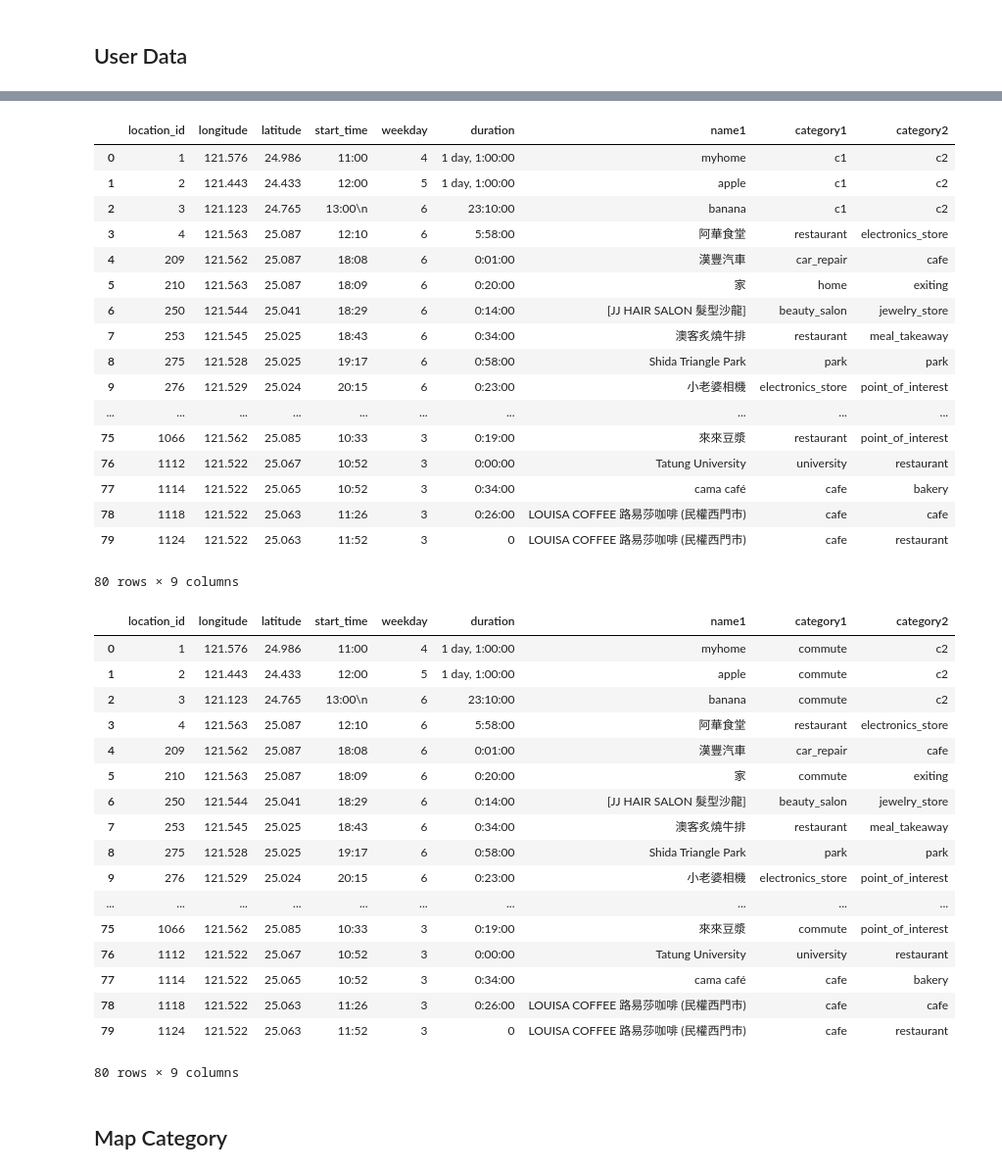
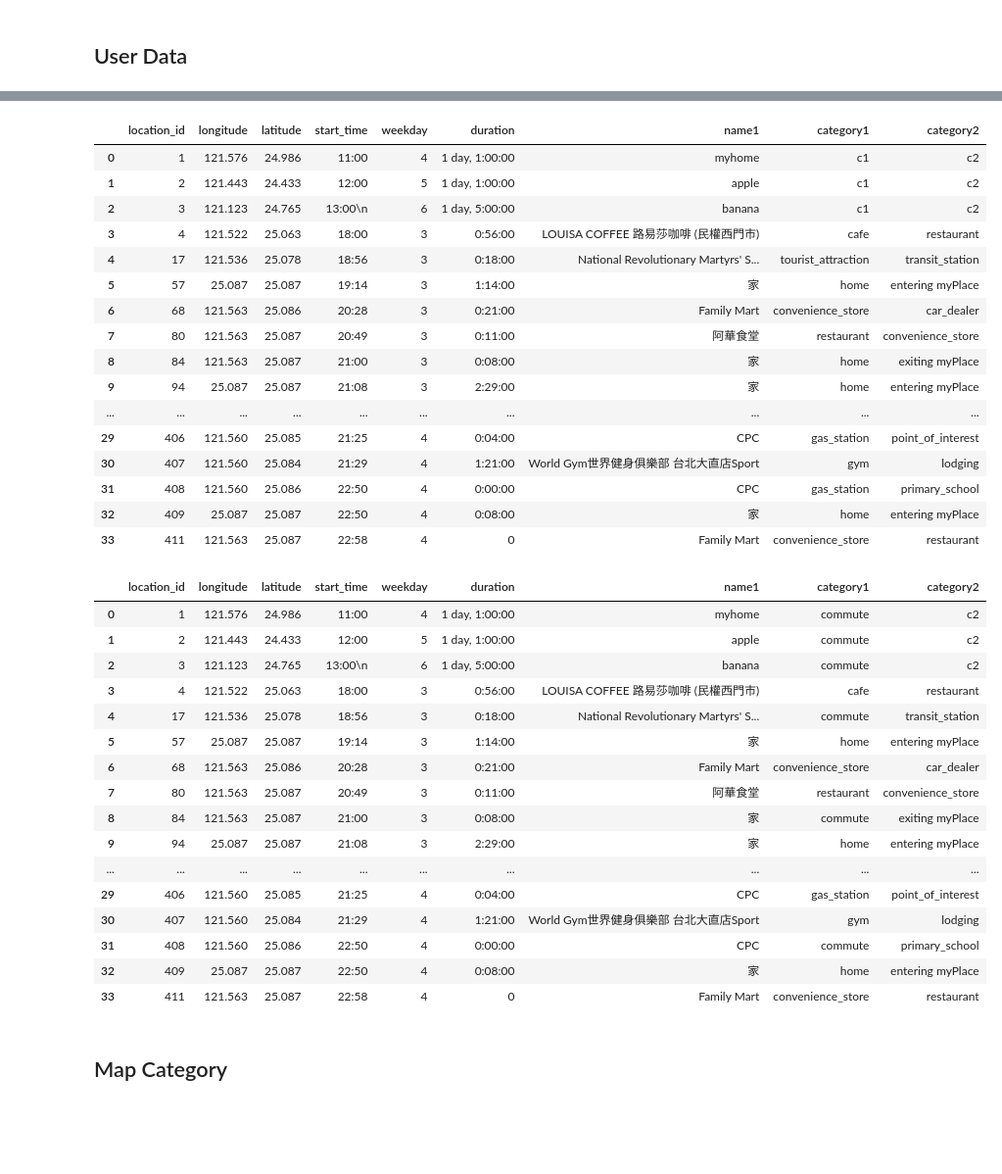
Before and after one commit to yuchieh0130/chchboss, a Jupyter notebook: CategoryPrediction_RandomForest.ipynb, the cells around one changed output, grey strips where cells are left out. Shown at 98% size. Drawn from its saved outputs; the diff is of its cells as text; code cells hidden in the pictures; blank space fills up the shorter version.

```diff
--- a/CategoryPrediction_RandomForest.ipynb
+++ b/CategoryPrediction_RandomForest.ipynb
@@ -148,7 +148,7 @@ array([12,  1,  1, 10, 10, 10,  3, 10, 10,  1, 10, 11,  1,  1,  4, 10,  3,
 # %% [markdown]
 ## User Data
 # %%
-location = pd.read_csv("0908.csv")
+location = pd.read_csv("0909.csv")
 location.tail()
 # %% [output]
 |  | location_id | longitude | latitude | start_date | start_time | weekday | duration | speed | name1 | ... |
@@ -193,7 +193,7 @@ stopLoc
 for i in range(10):
     dropList = []
     for row in range(1,len(stopLoc)-1):
-        if stopLoc.iloc[row-1,14] == 'entering' and stopLoc.iloc[row,14] != 'exiting':
+        if stopLoc.iloc[row-1,14] == 'entering myPlace' and stopLoc.iloc[row,14] != 'exiting myPlace':
             dropList.append(row)
 
     print(dropList)
@@ -236,13 +236,13 @@ for i in range(3):
     dropList = []
     for row in range(1,len(stopLoc)-1):
         if stopLoc.iloc[row,1] == stopLoc.iloc[row-1,1] and stopLoc.iloc[row,2] == stopLoc.iloc[row-1,2]:
-            if stopLoc.iloc[row,14] != 'entering' and stopLoc.iloc[row,14] != 'exiting':
+            if stopLoc.iloc[row,14] != 'entering myPlace' and stopLoc.iloc[row,14] != 'exiting myPlace':
                 dropList.append(row)
 
         #compared with the last record, over 2 place name duplicated will be deleted
         res = set(stopLoc.iloc[row,8:13]) & set(stopLoc.iloc[row-1,8:13])
         if len(res) > 1:
-            if stopLoc.iloc[row,14] != 'entering' and stopLoc.iloc[row,14] != 'exiting':
+            if stopLoc.iloc[row,14] != 'entering myPlace' and stopLoc.iloc[row,14] != 'exiting myPlace':
                 dropList.append(row)
 
     stopLoc = stopLoc.drop(dropList)
@@ -278,7 +278,7 @@ for row in range(0,len(stopLoc)-1):
 
     res = set(stopLoc.iloc[row,8:13]) & set(stopLoc.iloc[row-1,8:13])
     if len(res) > 1:
-        if stopLoc.iloc[row,14] != 'entering' and stopLoc.iloc[row,14] != 'exiting':
+        if stopLoc.iloc[row,14] != 'entering myPlace' and stopLoc.iloc[row,14] != 'exiting myPlace':
             dropList.append(row)
 
     #calculate duration
@@ -291,7 +291,7 @@ for row in range(0,len(stopLoc)-1):
 
     #kill duration <10
     if pd.Timedelta(stopLoc.iloc[row,6]) < pd.Timedelta('00:10:00'):
-        if stopLoc.iloc[row,14] != 'entering' and stopLoc.iloc[row,14] != 'exiting':
+        if stopLoc.iloc[row,14] != 'entering myPlace' and stopLoc.iloc[row,14] != 'exiting myPlace':
             dropList.append(row)
 
 
@@ -319,48 +319,47 @@ stopLoc
 |  | location_id | longitude | latitude | start_time | weekday | duration | name1 | category1 | category2 |
 | 0 | 1 | 121.576 | 24.986 | 11:00 | 4 | 1 day, 1:00:00 | myhome | c1 | c2 |
 | 1 | 2 | 121.443 | 24.433 | 12:00 | 5 | 1 day, 1:00:00 | apple | c1 | c2 |
-| 2 | 3 | 121.123 | 24.765 | 13:00\n | 6 | 23:10:00 | banana | c1 | c2 |
-| 3 | 4 | 121.563 | 25.087 | 12:10 | 6 | 5:58:00 | 阿華食堂 | restaurant | electronics_store |
-| 4 | 209 | 121.562 | 25.087 | 18:08 | 6 | 0:01:00 | 漢豐汽車 | car_repair | cafe |
-| 5 | 210 | 121.563 | 25.087 | 18:09 | 6 | 0:20:00 | 家 | home | exiting |
-| 6 | 250 | 121.544 | 25.041 | 18:29 | 6 | 0:14:00 | [JJ HAIR SALON 髮型沙龍] | beauty_salon | jewelry_store |
-| 7 | 253 | 121.545 | 25.025 | 18:43 | 6 | 0:34:00 | 澳客炙燒牛排 | restaurant | meal_takeaway |
-| 8 | 275 | 121.528 | 25.025 | 19:17 | 6 | 0:58:00 | Shida Triangle Park | park | park |
-| 9 | 276 | 121.529 | 25.024 | 20:15 | 6 | 0:23:00 | 小老婆相機 | electronics_store | point_of_interest |
+| 2 | 3 | 121.123 | 24.765 | 13:00\n | 6 | 1 day, 5:00:00 | banana | c1 | c2 |
+| 3 | 4 | 121.522 | 25.063 | 18:00 | 3 | 0:56:00 | LOUISA COFFEE 路易莎咖啡 (民權西門市) | cafe | restaurant |
+| 4 | 17 | 121.536 | 25.078 | 18:56 | 3 | 0:18:00 | National Revolutionary Martyrs' S... | tourist_attraction | transit_station |
+| 5 | 57 | 25.087 | 25.087 | 19:14 | 3 | 1:14:00 | 家 | home | entering myPlace |
+| 6 | 68 | 121.563 | 25.086 | 20:28 | 3 | 0:21:00 | Family Mart | convenience_store | car_dealer |
+| 7 | 80 | 121.563 | 25.087 | 20:49 | 3 | 0:11:00 | 阿華食堂 | restaurant | convenience_store |
+| 8 | 84 | 121.563 | 25.087 | 21:00 | 3 | 0:08:00 | 家 | home | exiting myPlace |
+| 9 | 94 | 25.087 | 25.087 | 21:08 | 3 | 2:29:00 | 家 | home | entering myPlace |
 | ... | ... | ... | ... | ... | ... | ... | ... | ... | ... |
-| 75 | 1066 | 121.562 | 25.085 | 10:33 | 3 | 0:19:00 | 來來豆漿 | restaurant | point_of_interest |
-| 76 | 1112 | 121.522 | 25.067 | 10:52 | 3 | 0:00:00 | Tatung University | university | restaurant |
-| 77 | 1114 | 121.522 | 25.065 | 10:52 | 3 | 0:34:00 | cama café | cafe | bakery |
-| 78 | 1118 | 121.522 | 25.063 | 11:26 | 3 | 0:26:00 | LOUISA COFFEE 路易莎咖啡 (民權西門市) | cafe | cafe |
-| 79 | 1124 | 121.522 | 25.063 | 11:52 | 3 | 0 | LOUISA COFFEE 路易莎咖啡 (民權西門市) | cafe | restaurant |
+| 29 | 406 | 121.560 | 25.085 | 21:25 | 4 | 0:04:00 | CPC | gas_station | point_of_interest |
+| 30 | 407 | 121.560 | 25.084 | 21:29 | 4 | 1:21:00 | World Gym世界健身俱樂部 台北大直店Sport | gym | lodging |
+| 31 | 408 | 121.560 | 25.086 | 22:50 | 4 | 0:00:00 | CPC | gas_station | primary_school |
+| 32 | 409 | 25.087 | 25.087 | 22:50 | 4 | 0:08:00 | 家 | home | entering myPlace |
+| 33 | 411 | 121.563 | 25.087 | 22:58 | 4 | 0 | Family Mart | convenience_store | restaurant |
-80 rows × 9 columns
 # %%
 for row in range(0,len(stopLoc)-1):
 
-    #calculate duration
+    #mark as commute if distance bigger than 300 meters.
     if abs(stopLoc.iloc[row+1,1] - stopLoc.iloc[row,1]) > 0.03 or abs(stopLoc.iloc[row+1,2] - stopLoc.iloc[row,2]) > 0.03:
-        if stopLoc.iloc[row,8] != 'entering':
+        if stopLoc.iloc[row,8] != 'entering myPlace':
             stopLoc.iloc[row,7] = 'commute'
+
 stopLoc
 # %% [output]
 |  | location_id | longitude | latitude | start_time | weekday | duration | name1 | category1 | category2 |
 | 0 | 1 | 121.576 | 24.986 | 11:00 | 4 | 1 day, 1:00:00 | myhome | commute | c2 |
 | 1 | 2 | 121.443 | 24.433 | 12:00 | 5 | 1 day, 1:00:00 | apple | commute | c2 |
-| 2 | 3 | 121.123 | 24.765 | 13:00\n | 6 | 23:10:00 | banana | commute | c2 |
-| 3 | 4 | 121.563 | 25.087 | 12:10 | 6 | 5:58:00 | 阿華食堂 | restaurant | electronics_store |
-| 4 | 209 | 121.562 | 25.087 | 18:08 | 6 | 0:01:00 | 漢豐汽車 | car_repair | cafe |
-| 5 | 210 | 121.563 | 25.087 | 18:09 | 6 | 0:20:00 | 家 | commute | exiting |
-| 6 | 250 | 121.544 | 25.041 | 18:29 | 6 | 0:14:00 | [JJ HAIR SALON 髮型沙龍] | beauty_salon | jewelry_store |
-| 7 | 253 | 121.545 | 25.025 | 18:43 | 6 | 0:34:00 | 澳客炙燒牛排 | restaurant | meal_takeaway |
-| 8 | 275 | 121.528 | 25.025 | 19:17 | 6 | 0:58:00 | Shida Triangle Park | park | park |
-| 9 | 276 | 121.529 | 25.024 | 20:15 | 6 | 0:23:00 | 小老婆相機 | electronics_store | point_of_interest |
+| 2 | 3 | 121.123 | 24.765 | 13:00\n | 6 | 1 day, 5:00:00 | banana | commute | c2 |
+| 3 | 4 | 121.522 | 25.063 | 18:00 | 3 | 0:56:00 | LOUISA COFFEE 路易莎咖啡 (民權西門市) | cafe | restaurant |
+| 4 | 17 | 121.536 | 25.078 | 18:56 | 3 | 0:18:00 | National Revolutionary Martyrs' S... | commute | transit_station |
+| 5 | 57 | 25.087 | 25.087 | 19:14 | 3 | 1:14:00 | 家 | home | entering myPlace |
+| 6 | 68 | 121.563 | 25.086 | 20:28 | 3 | 0:21:00 | Family Mart | convenience_store | car_dealer |
+| 7 | 80 | 121.563 | 25.087 | 20:49 | 3 | 0:11:00 | 阿華食堂 | restaurant | convenience_store |
+| 8 | 84 | 121.563 | 25.087 | 21:00 | 3 | 0:08:00 | 家 | commute | exiting myPlace |
+| 9 | 94 | 25.087 | 25.087 | 21:08 | 3 | 2:29:00 | 家 | home | entering myPlace |
 | ... | ... | ... | ... | ... | ... | ... | ... | ... | ... |
-| 75 | 1066 | 121.562 | 25.085 | 10:33 | 3 | 0:19:00 | 來來豆漿 | commute | point_of_interest |
-| 76 | 1112 | 121.522 | 25.067 | 10:52 | 3 | 0:00:00 | Tatung University | university | restaurant |
-| 77 | 1114 | 121.522 | 25.065 | 10:52 | 3 | 0:34:00 | cama café | cafe | bakery |
-| 78 | 1118 | 121.522 | 25.063 | 11:26 | 3 | 0:26:00 | LOUISA COFFEE 路易莎咖啡 (民權西門市) | cafe | cafe |
-| 79 | 1124 | 121.522 | 25.063 | 11:52 | 3 | 0 | LOUISA COFFEE 路易莎咖啡 (民權西門市) | cafe | restaurant |
+| 29 | 406 | 121.560 | 25.085 | 21:25 | 4 | 0:04:00 | CPC | gas_station | point_of_interest |
+| 30 | 407 | 121.560 | 25.084 | 21:29 | 4 | 1:21:00 | World Gym世界健身俱樂部 台北大直店Sport | gym | lodging |
+| 31 | 408 | 121.560 | 25.086 | 22:50 | 4 | 0:00:00 | CPC | commute | primary_school |
+| 32 | 409 | 25.087 | 25.087 | 22:50 | 4 | 0:08:00 | 家 | home | entering myPlace |
+| 33 | 411 | 121.563 | 25.087 | 22:58 | 4 | 0 | Family Mart | convenience_store | restaurant |
-80 rows × 9 columns
 # %% [markdown]
 ## Map Category
 # %%
```
Also changed, not shown: parts of 4 cells of this notebook, 4 other files.
